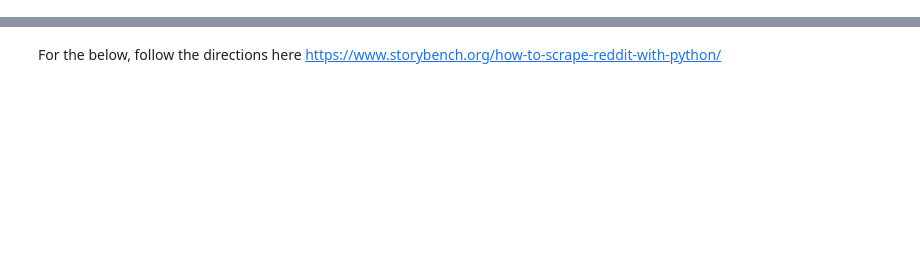
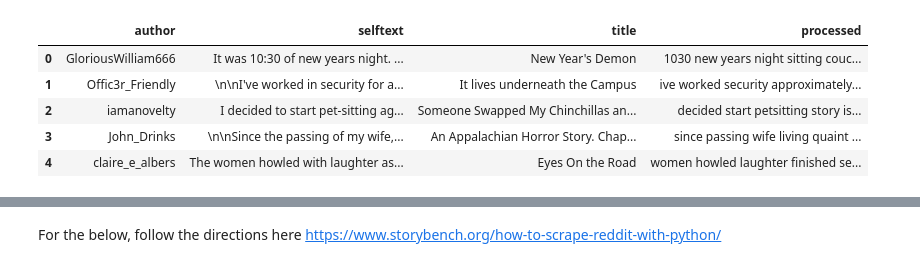
Before and after one commit to CSE6242TEAM135/Nosleep-Recommender-System, a Jupyter notebook: reddit_scraping.ipynb, the cells around one changed output, grey strips where cells are left out. Drawn from its saved outputs; the diff is of its cells as text; code cells hidden in the pictures; blank space fills up the shorter version.

```diff
--- a/reddit_scraping.ipynb
+++ b/reddit_scraping.ipynb
@@ -25,0 +133,17 @@ import matplotlib.pyplot as plt
+# %%
+# remove stop words and names
+
+combined_stops = names.words('male.txt')
+combined_stops.extend(stopwords.words('english'))
+combined_stops.extend(names.words('female.txt'))
+combined_stops = set(combined_stops)
+
+story_df['processed'] = story_df['processed'].map(lambda x: ' '.join(y for y in x.split() if y not in combined_stops))
+story_df.head()
+# %% [output]
+|  | author | selftext | title | processed |
+| 0 | GloriousWilliam666 | It was 10:30 of new years night. ... | New Year's Demon | 1030 new years night sitting couc... |
+| 1 | Offic3r_Friendly | \n\nI've worked in security for a... | It lives underneath the Campus | ive worked security approximately... |
+| 2 | iamanovelty | I decided to start pet-sitting ag... | Someone Swapped My Chinchillas an... | decided start petsitting story is... |
+| 3 | John_Drinks | \n\nSince the passing of my wife,... | An Appalachian Horror Story. Chap... | since passing wife living quaint ... |
+| 4 | claire_e_albers | The women howled with laughter as... | Eyes On the Road | women howled laughter finished se... |
```
Also changed, not shown: parts of 51 cells of this notebook, 4 other files.
